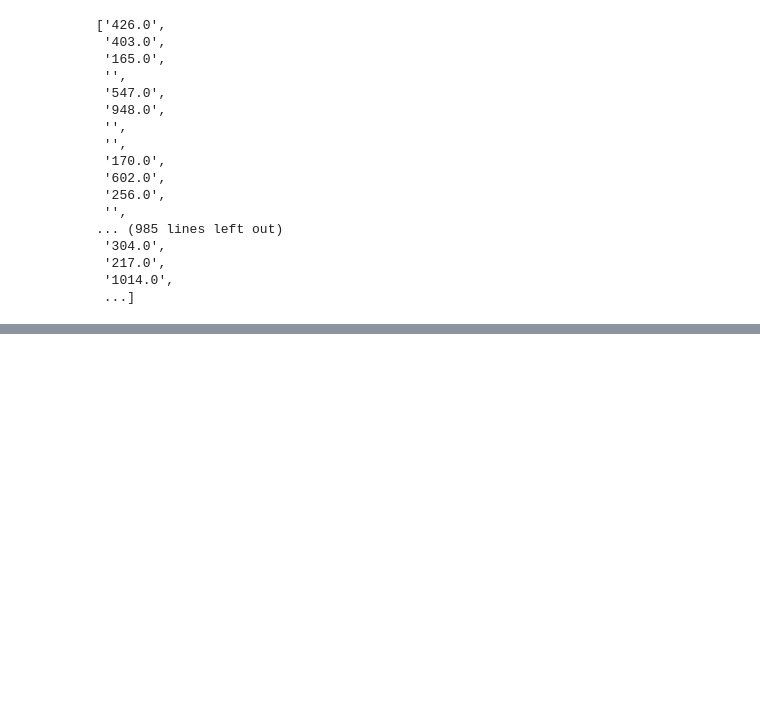
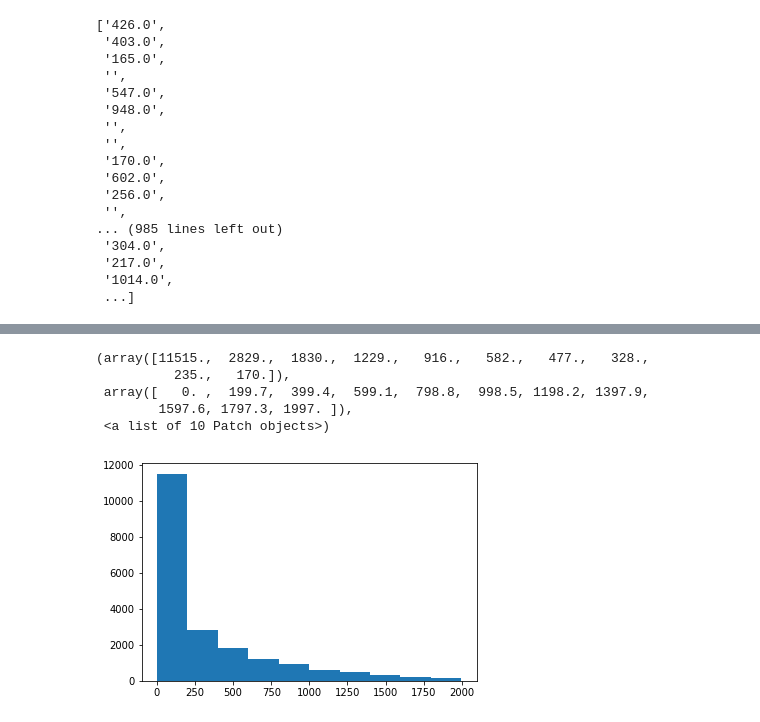
Before and after one commit to FunnelFoods/Recipe-Suggestion-NLP, a Jupyter notebook: RecipeRecommendation.ipynb, the cells around one changed output, grey strips where cells are left out. Saved outputs shown, nothing was run; the diff lists cells and outputs as text; code cells hidden in the pictures; blank space fills up the shorter version.

```diff
--- a/RecipeRecommendation.ipynb
+++ b/RecipeRecommendation.ipynb
@@ -394,0 +458,15 @@ all_calories
+# %%
+sodium = []
+for i in range(len(all_sodium)):
+    if all_sodium[i] and int(float(all_sodium[i])) < 2000:
+        sodium.append(int(float(all_sodium[i])))
+    else:
+        sodium.append(0)
+plt.hist(np.array(sodium))
+# %% [output]
+(array([11515.,  2829.,  1830.,  1229.,   916.,   582.,   477.,   328.,
+          235.,   170.]),
+ array([   0. ,  199.7,  399.4,  599.1,  798.8,  998.5, 1198.2, 1397.9,
+        1597.6, 1797.3, 1997. ]),
+ <a list of 10 Patch objects>)
+[figure, added]
```
Also changed, not shown: parts of 15 cells of this notebook.
